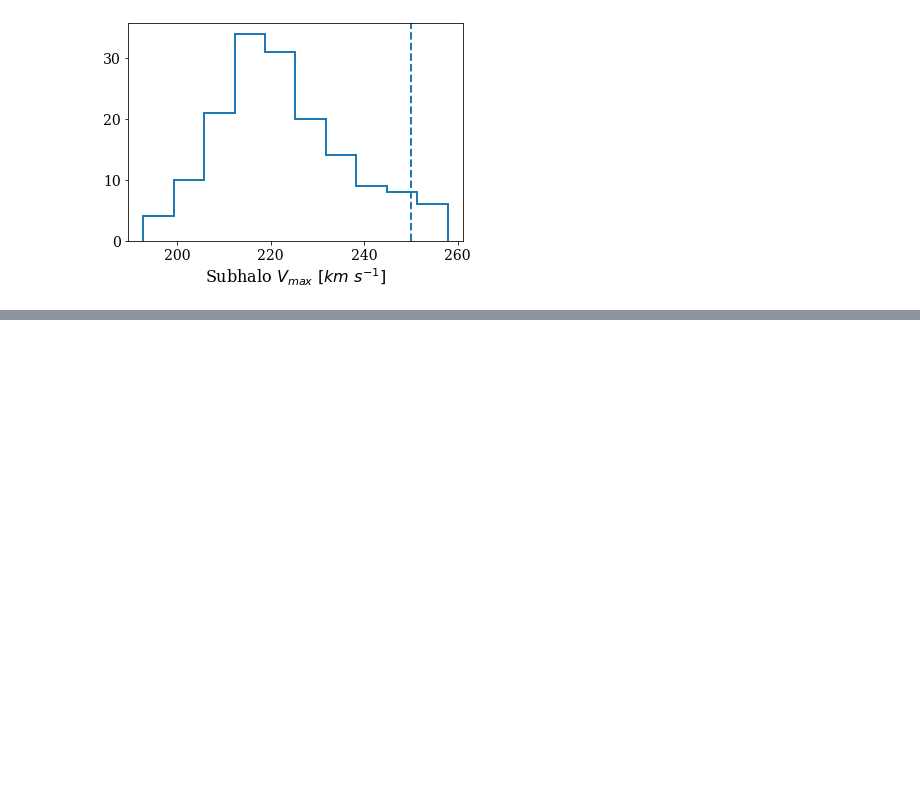
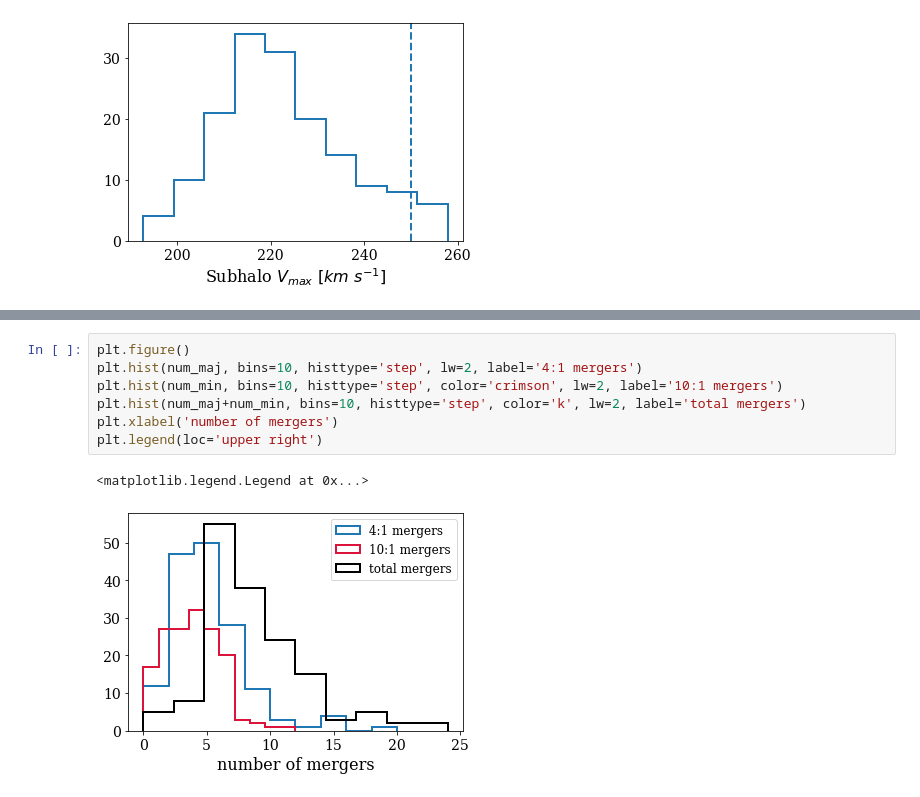
Before and after one commit to ekta1224/IllustrisAD, a Jupyter notebook: TNG_v2/plot_TNG_sample_properties.ipynb, the cells around one changed output, grey strips where cells are left out. Saved outputs shown, nothing was run; the diff lists cells and outputs as text; blank space fills up the shorter version.

```diff
--- a/TNG_v2/plot_TNG_sample_properties.ipynb
+++ b/TNG_v2/plot_TNG_sample_properties.ipynb
@@ -41,0 +56,10 @@ mergers = np.loadtxt('M31analogs_merger_props_TNG100_revised.txt') #skip header
+# %%
+plt.figure()
+plt.hist(num_maj, bins=10, histtype='step', lw=2, label='4:1 mergers')
+plt.hist(num_min, bins=10, histtype='step', color='crimson', lw=2, label='10:1 mergers')
+plt.hist(num_maj+num_min, bins=10, histtype='step', color='k', lw=2, label='total mergers')
+plt.xlabel('number of mergers')
+plt.legend(loc='upper right')
+# %% [output]
+<matplotlib.legend.Legend at 0x...>
+[figure, added]
```
Also changed, not shown: parts of 3 cells of this notebook.
